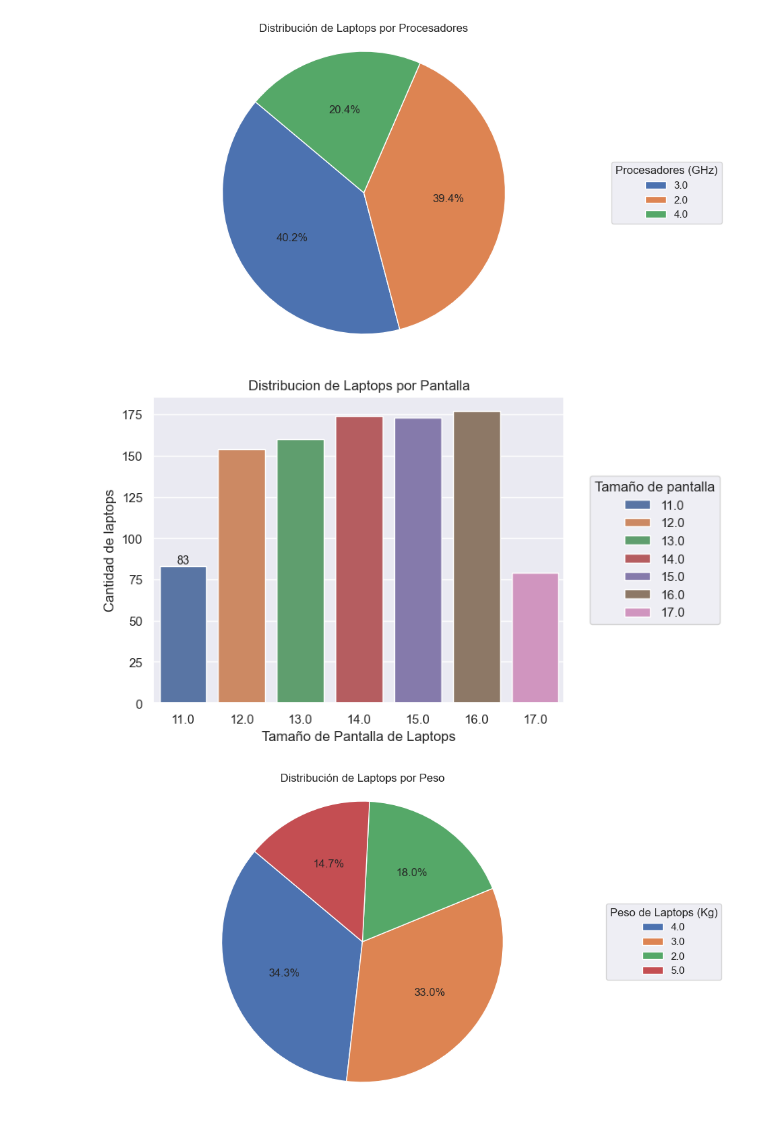
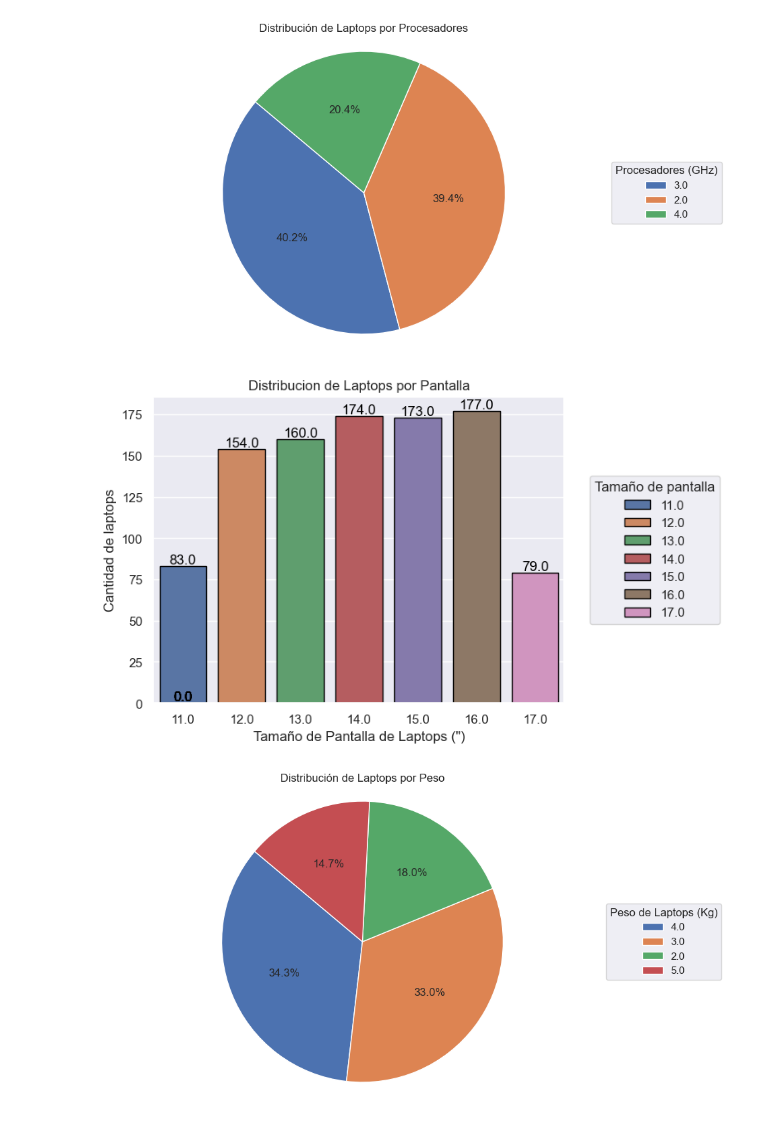
Before and after one commit to Isaac244/Proyecto_Machine_Learning, a Jupyter notebook: Proyecto-final.ipynb, the cells around one changed output. Saved outputs shown, nothing was run; the diff lists cells and outputs as text; code cells hidden in the pictures.

```diff
--- a/Proyecto-final.ipynb
+++ b/Proyecto-final.ipynb
@@ -417,0 +481,18 @@ plt.show()
+# %%
+#Grafica para la memoria RAM de laptop
+sns.set_theme(style='darkgrid')
+ax1=sns.barplot(x=memoria_ram.index, y=memoria_ram.values, palette='deep',hue=memoria_ram.index, edgecolor='black')
+
+ax1 = plt.gca()
+for p in ax1.patches:
+    ax1.text(p.get_x() + p.get_width()/2., p.get_height(), '{:.1f}'.format(p.get_height()),
+            fontsize=12, color='black', ha='center', va='bottom')
+
+#for i in range(len(memoria_ram)):
+#    plt.text(x=i, y=memoria_ram[i], s=memoria_ram[i], ha='center', va='bottom')
+
+plt.title('Distribucion de Laptops por memoria RAM')
+plt.xlabel('Laptops')
+plt.ylabel('Cantidad de laptops')
+plt.legend(title='Memoria RAM',loc='center', bbox_to_anchor=(1.22,0.5))
+plt.show()
@@ -428,17 +511,20 @@ plt.show()
 # %%
 #Grafica de las pantallas para las laptops
 sns.set_theme(style='darkgrid')
-ax = sns.barplot(x=pantalla.index, y=pantalla.values, palette='deep', hue=pantalla.index, estimator="sum", errorbar=None)
+ax=sns.barplot(x=pantalla.index, y=pantalla.values, palette='deep', hue=pantalla.index, edgecolor='black')
 
-ax.bar_label(ax.containers[0], fontsize=10)
+ax = plt.gca()
+for p in ax.patches:
+    ax.text(p.get_x() + p.get_width()/2., p.get_height(), '{:.1f}'.format(p.get_height()),
+            fontsize=12, color='black', ha='center', va='bottom')
 
 plt.title('Distribucion de Laptops por Pantalla')
-plt.xlabel('Tamaño de Pantalla de Laptops')
+plt.xlabel('Tamaño de Pantalla de Laptops (")')
 plt.ylabel('Cantidad de laptops')
 plt.legend(title='Tamaño de pantalla', loc='center', bbox_to_anchor=(1.22,0.5))
 plt.show()
 # %% [output]
-[figure, old version]
+[figure, new version]
 # %%
 #GRAFICA DE PESO DE LAS LAPTOPS
 plt.figure(figsize=(10, 6))
```
Also changed, not shown: parts of 32 cells of this notebook, 25 other files.
